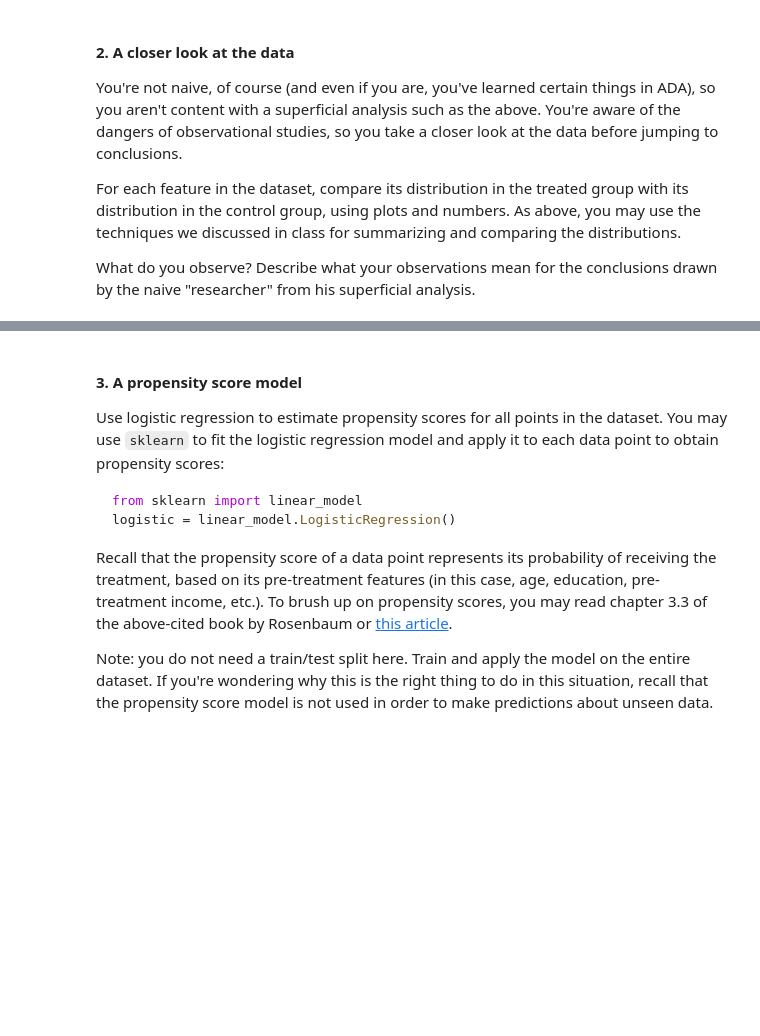
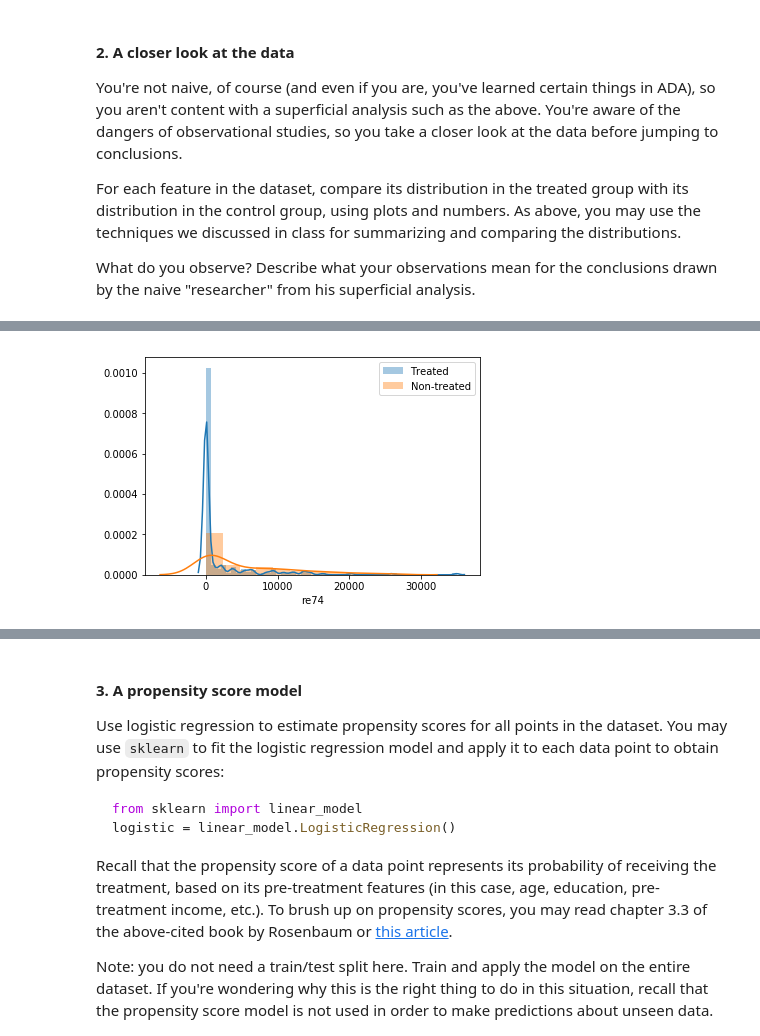
Before and after one commit to tarmeens/ada-homework, a Jupyter notebook: 04 - Applied ML/Homework4.ipynb, the cells around one changed output, grey strips where cells are left out. Saved outputs shown, nothing was run; the diff lists cells and outputs as text; code cells hidden in the pictures; blank space fills up the shorter version.

```diff
--- a/04 - Applied ML/Homework4.ipynb
+++ b/04 - Applied ML/Homework4.ipynb
@@ -51,0 +122,4 @@ Describe what your observations mean for the conclusions drawn by the naive "res
+# %%
+compare('re74')
+# %% [output]
+[figure, added]
```
Also changed, not shown: parts of 24 cells of this notebook.
